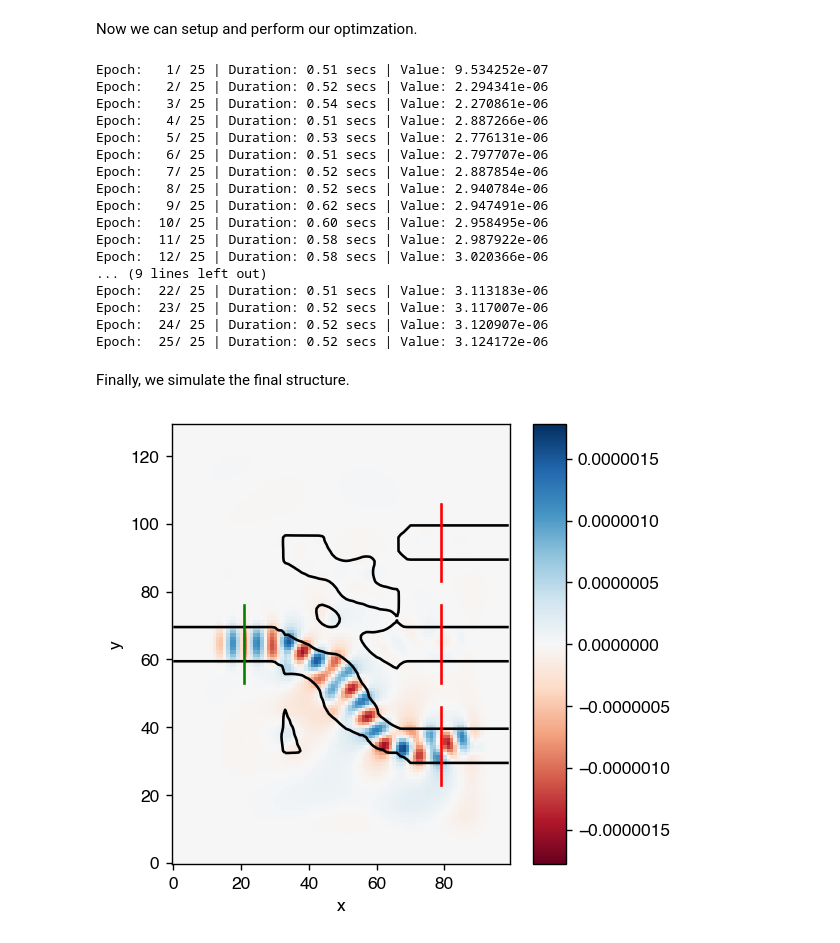
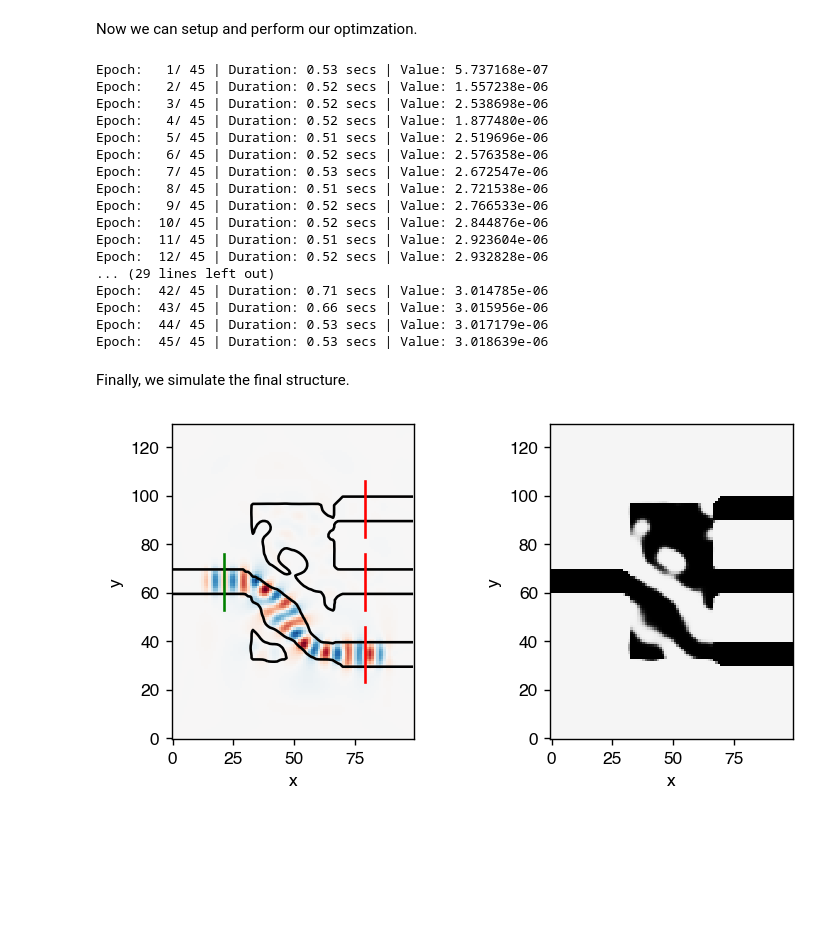
Before and after one commit to fancompute/workshop-invdesign, a Jupyter notebook: Inverse_Design_Example.ipynb, the cells around one changed output. Saved outputs shown, nothing was run; the diff lists cells and outputs as text; code cells hidden in the pictures; blank space fills up the shorter version.

Commit message:
Fixed objective function overlap integral

```diff
--- a/Inverse_Design_Example.ipynb
+++ b/Inverse_Design_Example.ipynb
@@ -36,33 +36,37 @@ plt.rcParams['figure.dpi'] = 125
 # %% [markdown]
 ## Helper functions
 # %%
-def plot_re(val, outline=None):
-    fig, ax = plt.subplots(1, 1, constrained_layout=True)
+def plot_re(val, outline=None, ax=None, cbar=False, cmap='RdBu'):
+    if ax is None:
+        fig, ax = plt.subplots(1, 1, constrained_layout=True)
 
     vmax = np.abs(val).max()
-    h = ax.imshow(np.real(val.T), cmap='RdBu', origin='lower left', vmin=-vmax, vmax=vmax)
+    h = ax.imshow(np.real(val.T), cmap=cmap, origin='lower left', vmin=-vmax, vmax=vmax)
 
     if outline is not None:
         ax.contour(outline.T,1,colors='k')
 
     ax.set_ylabel('y')
     ax.set_xlabel('x')
-    plt.colorbar(h, ax=ax)
+    if cbar:
+        plt.colorbar(h, ax=ax)
 
     return ax
 
-def plot_abs(val, outline=None):
-    fig, ax = plt.subplots(1, 1, constrained_layout=True)
+def plot_abs(val, outline=None, ax=None, cbar=False, cmap='magma'):
+    if ax is None:
+        fig, ax = plt.subplots(1, 1, constrained_layout=True)
 
     vmax = np.abs(val).max()
-    h = ax.imshow(np.abs(val.T), cmap='magma', origin='lower left', vmin=0, vmax=vmax)
+    h = ax.imshow(np.abs(val.T), cmap=cmap, origin='lower left', vmin=0, vmax=vmax)
 
     if outline is not None:
         ax.contour(outline.T,1,colors='w')
 
     ax.set_ylabel('y')
     ax.set_xlabel('x')
-    plt.colorbar(h, ax=ax)
+    if cbar:
+        plt.colorbar(h, ax=ax)
 
     return ax
 # %% [markdown]
@@ -218,7 +222,7 @@ for output_slice in output_slices:
 Now we can setup and perform our optimzation.
 # %%
 def measure_modes(Ez, probe_ind=0):
-    return npa.sum(npa.abs(npa.conj(Ez)*probes[probe_ind]))
+    return npa.abs(npa.sum(npa.conj(Ez)*probes[probe_ind]))
 
 def objective(rho, probe_ind=0):
     rho = rho.reshape((Nx, Ny))
@@ -231,35 +235,37 @@ def objective(rho, probe_ind=0):
 objective_jac = jacobian(objective, mode='reverse')
 
 from optim import adam_optimize
-(rho_optimum, loss) = adam_optimize(objective, rho_init.flatten(), objective_jac, Nsteps=25, direction='max', mask=design_region.flatten(), step_size=1e-2)
+(rho_optimum, loss) = adam_optimize(objective, rho_init.flatten(), objective_jac, Nsteps=45, direction='max', mask=design_region.flatten(), step_size=1e-2)
 rho_optimum = rho_optimum.reshape((Nx, Ny))
 # %% [output]
-Epoch:   1/ 25 | Duration: 0.51 secs | Value: 9.534252e-07
-Epoch:   2/ 25 | Duration: 0.52 secs | Value: 2.294341e-06
-Epoch:   3/ 25 | Duration: 0.54 secs | Value: 2.270861e-06
-Epoch:   4/ 25 | Duration: 0.51 secs | Value: 2.887266e-06
-Epoch:   5/ 25 | Duration: 0.53 secs | Value: 2.776131e-06
-Epoch:   6/ 25 | Duration: 0.51 secs | Value: 2.797707e-06
-Epoch:   7/ 25 | Duration: 0.52 secs | Value: 2.887854e-06
-Epoch:   8/ 25 | Duration: 0.52 secs | Value: 2.940784e-06
-Epoch:   9/ 25 | Duration: 0.62 secs | Value: 2.947491e-06
-Epoch:  10/ 25 | Duration: 0.60 secs | Value: 2.958495e-06
-Epoch:  11/ 25 | Duration: 0.58 secs | Value: 2.987922e-06
-Epoch:  12/ 25 | Duration: 0.58 secs | Value: 3.020366e-06
-... (9 lines left out)
-Epoch:  22/ 25 | Duration: 0.51 secs | Value: 3.113183e-06
-Epoch:  23/ 25 | Duration: 0.52 secs | Value: 3.117007e-06
-Epoch:  24/ 25 | Duration: 0.52 secs | Value: 3.120907e-06
-Epoch:  25/ 25 | Duration: 0.52 secs | Value: 3.124172e-06
+Epoch:   1/ 45 | Duration: 0.53 secs | Value: 5.737168e-07
+Epoch:   2/ 45 | Duration: 0.52 secs | Value: 1.557238e-06
+Epoch:   3/ 45 | Duration: 0.52 secs | Value: 2.538698e-06
+Epoch:   4/ 45 | Duration: 0.52 secs | Value: 1.877480e-06
+Epoch:   5/ 45 | Duration: 0.51 secs | Value: 2.519696e-06
+Epoch:   6/ 45 | Duration: 0.52 secs | Value: 2.576358e-06
+Epoch:   7/ 45 | Duration: 0.53 secs | Value: 2.672547e-06
+Epoch:   8/ 45 | Duration: 0.51 secs | Value: 2.721538e-06
+Epoch:   9/ 45 | Duration: 0.52 secs | Value: 2.766533e-06
+Epoch:  10/ 45 | Duration: 0.52 secs | Value: 2.844876e-06
+Epoch:  11/ 45 | Duration: 0.51 secs | Value: 2.923604e-06
+Epoch:  12/ 45 | Duration: 0.52 secs | Value: 2.932828e-06
+... (29 lines left out)
+Epoch:  42/ 45 | Duration: 0.71 secs | Value: 3.014785e-06
+Epoch:  43/ 45 | Duration: 0.66 secs | Value: 3.015956e-06
+Epoch:  44/ 45 | Duration: 0.53 secs | Value: 3.017179e-06
+Epoch:  45/ 45 | Duration: 0.53 secs | Value: 3.018639e-06
 # %% [markdown]
 Finally, we simulate the final structure.
 # %%
 epsr = epsr_min + (epsr_max-epsr_min)*operator_proj(make_rho(rho_optimum, design_region, radius=blur_radius), beta=beta, eta=eta)
 simulation = fdfd_ez(omega, dx, epsr, [Npml, Npml])
 Hx, Hy, Ez = simulation.solve(source)
-ax=plot_re(Ez, outline=epsr)
-ax.plot(input_slice.x*np.ones(len(input_slice.y)), input_slice.y, 'g-')
+fig, ax =plt.subplots(1, 2, constrained_layout=True, figsize=(6,3))
+plot_re(Ez, outline=epsr, ax=ax[0], cbar=False)
+ax[0].plot(input_slice.x*np.ones(len(input_slice.y)), input_slice.y, 'g-')
 for output_slice in output_slices:
-    ax.plot(output_slice.x*np.ones(len(output_slice.y)), output_slice.y, 'r-')
+    ax[0].plot(output_slice.x*np.ones(len(output_slice.y)), output_slice.y, 'r-')
+plot_abs(epsr, ax=ax[1], cmap='Greys');
 # %% [output]
-[figure, old version]
+[figure, new version]
```
Also changed, not shown: parts of 6 cells of this notebook.
